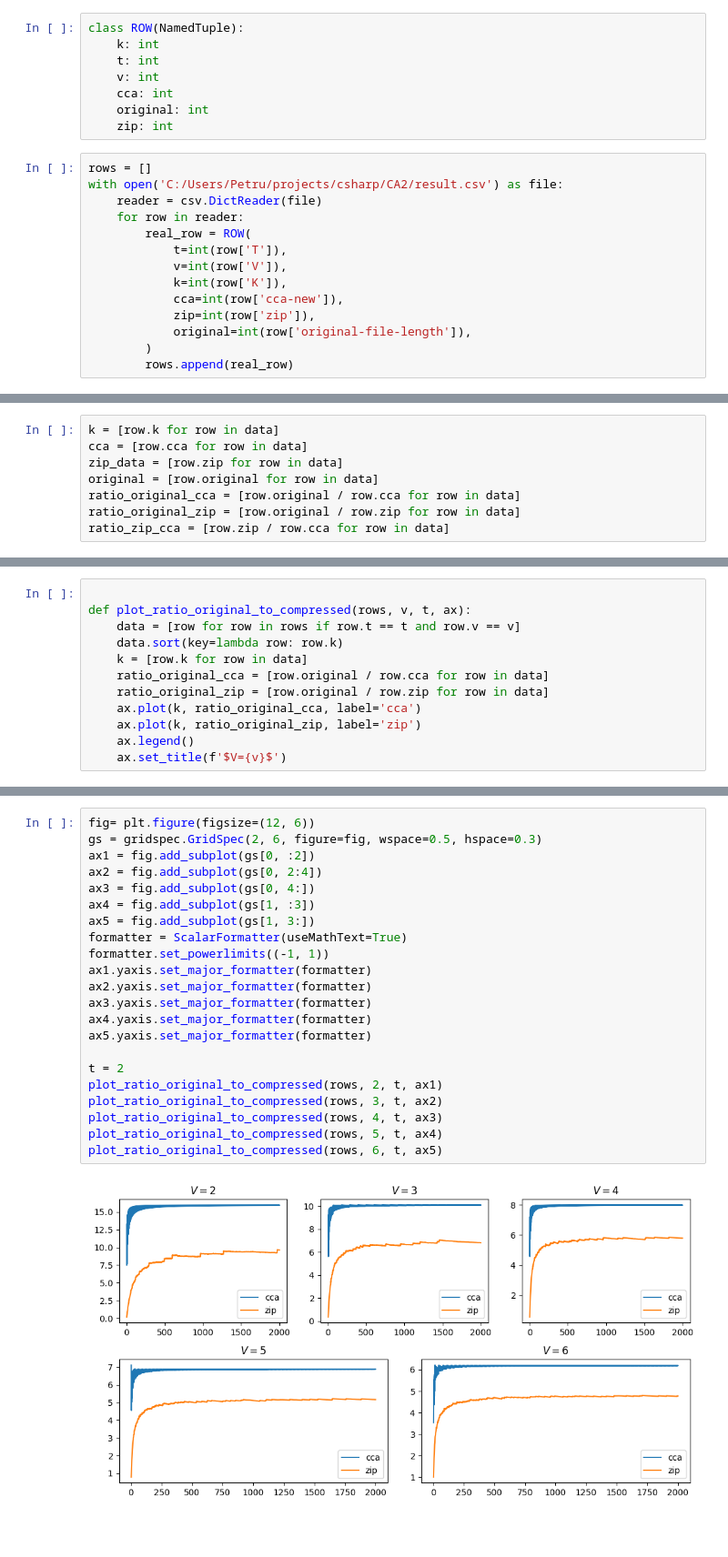
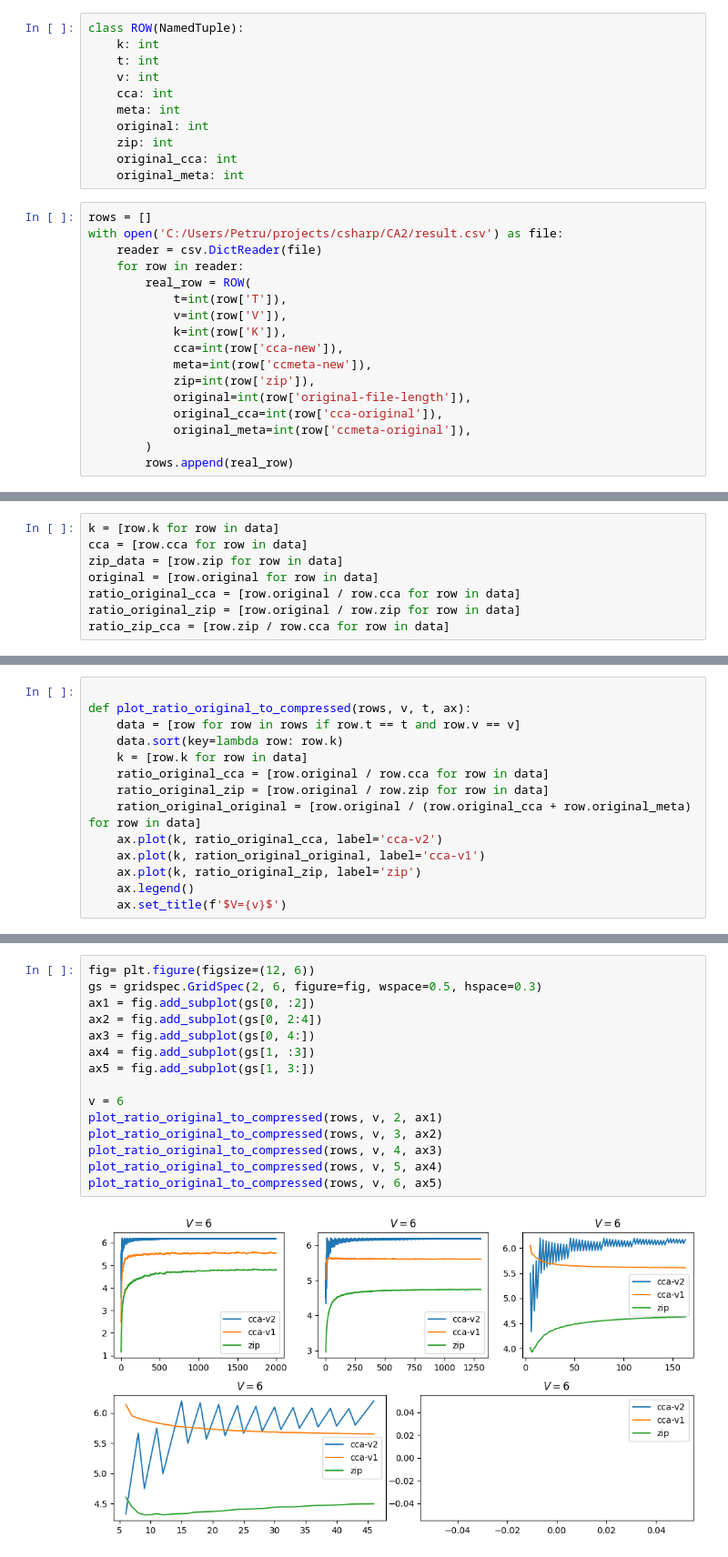
Before and after one commit to BusHero/CA2, a Jupyter notebook: plots.ipynb, the cells around one changed output, grey strips where cells are left out. Shown at 91% size. Drawn from its saved outputs; the diff is of its cells as text; blank space fills up the shorter version.

```diff
--- a/plots.ipynb
+++ b/plots.ipynb
@@ -13,8 +12,11 @@ class ROW(NamedTuple):
     t: int
     v: int
     cca: int
+    meta: int
     original: int
     zip: int
+    original_cca: int
+    original_meta: int
 # %%
 rows = []
 with open('C:/Users/Petru/projects/csharp/CA2/result.csv') as file:
@@ -25,8 +27,11 @@ with open('C:/Users/Petru/projects/csharp/CA2/result.csv') as file:
             v=int(row['V']),
             k=int(row['K']),
             cca=int(row['cca-new']),
+            meta=int(row['ccmeta-new']),
             zip=int(row['zip']),
             original=int(row['original-file-length']),
+            original_cca=int(row['cca-original']),
+            original_meta=int(row['ccmeta-original']),
         )
         rows.append(real_row)
 # %%
@@ -59,7 +66,9 @@ def plot_ratio_original_to_compressed(rows, v, t, ax):
     k = [row.k for row in data]
     ratio_original_cca = [row.original / row.cca for row in data]
     ratio_original_zip = [row.original / row.zip for row in data]
-    ax.plot(k, ratio_original_cca, label='cca')
+    ration_original_original = [row.original / (row.original_cca + row.original_meta) for row in data]
+    ax.plot(k, ratio_original_cca, label='cca-v2')
+    ax.plot(k, ration_original_original, label='cca-v1')
     ax.plot(k, ratio_original_zip, label='zip')
     ax.legend()
     ax.set_title(f'$V={v}$')
@@ -90,24 +148,17 @@ plot_cca_vs_zip(rows, 6, t, ax5)
 # %%
 fig= plt.figure(figsize=(12, 6))
 gs = gridspec.GridSpec(2, 6, figure=fig, wspace=0.5, hspace=0.3)
 ax1 = fig.add_subplot(gs[0, :2])
 ax2 = fig.add_subplot(gs[0, 2:4])
 ax3 = fig.add_subplot(gs[0, 4:])
 ax4 = fig.add_subplot(gs[1, :3])
 ax5 = fig.add_subplot(gs[1, 3:])
-formatter = ScalarFormatter(useMathText=True)
-formatter.set_powerlimits((-1, 1))
-ax1.yaxis.set_major_formatter(formatter)
-ax2.yaxis.set_major_formatter(formatter)
-ax3.yaxis.set_major_formatter(formatter)
-ax4.yaxis.set_major_formatter(formatter)
-ax5.yaxis.set_major_formatter(formatter)
 
-t = 2
-plot_ratio_original_to_compressed(rows, 2, t, ax1)
-plot_ratio_original_to_compressed(rows, 3, t, ax2)
-plot_ratio_original_to_compressed(rows, 4, t, ax3)
-plot_ratio_original_to_compressed(rows, 5, t, ax4)
-plot_ratio_original_to_compressed(rows, 6, t, ax5)
+v = 6
+plot_ratio_original_to_compressed(rows, v, 2, ax1)
+plot_ratio_original_to_compressed(rows, v, 3, ax2)
+plot_ratio_original_to_compressed(rows, v, 4, ax3)
+plot_ratio_original_to_compressed(rows, v, 5, ax4)
+plot_ratio_original_to_compressed(rows, v, 6, ax5)
 # %% [output]
-[figure, old version]
+[figure, new version]
```
Also changed, not shown: parts of 5 cells of this notebook, 6 other files.
